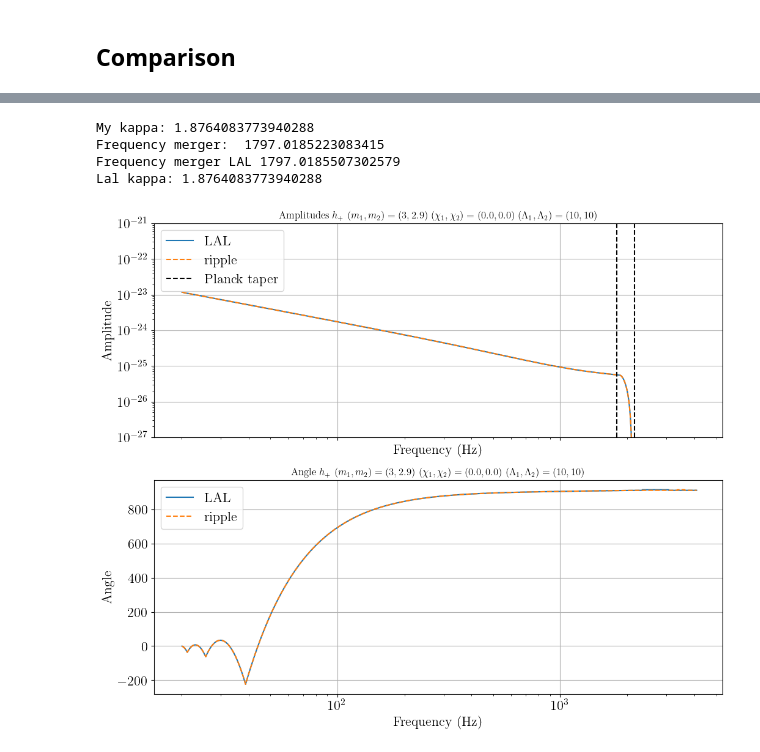
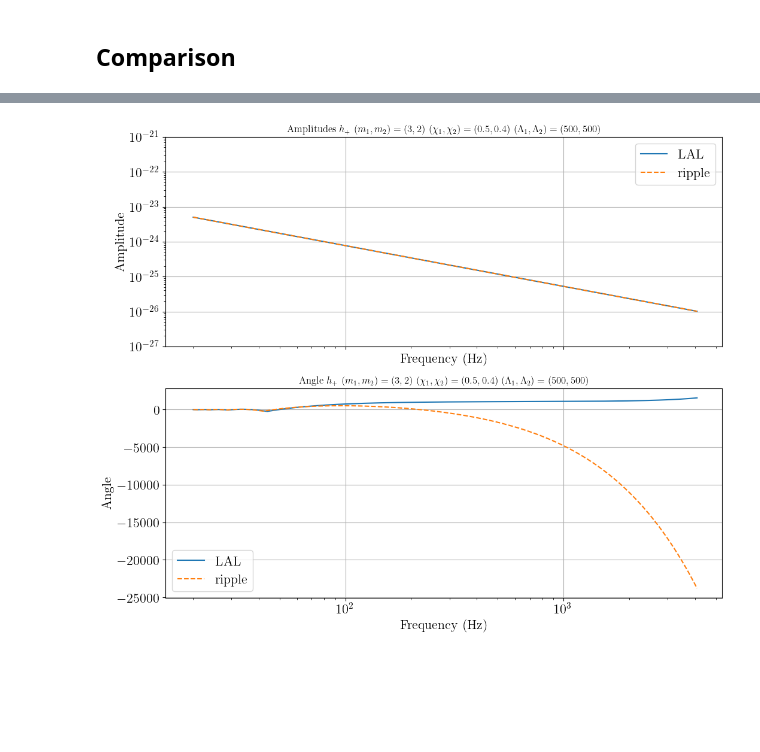
Before and after one commit to tedwards2412/ripple, a Jupyter notebook: notebooks/check_TaylorF2.ipynb, the cells around one changed output, grey strips where cells are left out. Drawn from its saved outputs; the diff is of its cells as text; code cells hidden in the pictures; blank space fills up the shorter version.

Commit message:
Finished TaylorF2, only add nonzero tc

```diff
--- a/notebooks/check_TaylorF2.ipynb
+++ b/notebooks/check_TaylorF2.ipynb
@@ -49,6 +67,7 @@ Get the frequency grid:
 T = 16
 f_l = 20.0
 f_sampling = 2 * 512
+f_sampling = 2 * 4096
 f_u = f_sampling // 2
 f_ref = f_l
 
@@ -56,7 +75,6 @@ delta_t = 1 / f_sampling
 tlen = int(round(T / delta_t))
 freqs = np.fft.rfftfreq(tlen, delta_t)
 df = freqs[1] - freqs[0]
-# df = 0.01
 fs = freqs[(freqs > f_l) & (freqs < f_u)]
 # %% [markdown]
 ## Ripple
@@ -65,11 +83,10 @@ m1_msun = m1
 m2_msun = m2
 chi1 = chi1
 chi2 = chi2
-tc = 0
+tc = 1
 phic = 0
 dist_mpc = distance
-inclination = 0.0
-polarization_angle = 0.0
+inclination = np.pi / 2
 
 Mc, eta = ms_to_Mc_eta(jnp.array([m1_msun, m2_msun]))
 
@@ -119,5 +130,5 @@ lalsim.SimInspiralWaveformParamsInsertdQuadMon2(laldict, 1-quad2)
 # %%
-IMRphenom = "IMRPhenomD_NRTidalv2"
+IMRphenom = "TaylorF2"
 approximant = lalsim.SimInspiralGetApproximantFromString(IMRphenom)
 
 f_ASD, ASD = np.loadtxt("../test/O3Livingston.txt", unpack=True)
@@ -126,7 +137,7 @@ theta = np.array([m1, m2, chi1, chi2, lambda1, lambda2, dist_mpc, tc, phic, incl
 
 m1_kg = theta[0] * lal.MSUN_SI
 m2_kg = theta[1] * lal.MSUN_SI
-distance = dist_mpc * 1e6 * lal.PC_SI
+distance = dist_mpc * 1e6 * lal.PC_SI # in m
 
 hp, _ = lalsim.SimInspiralChooseFDWaveform(
     m1_kg,
@@ -152,12 +163,5 @@ hp, _ = lalsim.SimInspiralChooseFDWaveform(
 )
 freqs_lal = np.arange(len(hp.data.data)) * df
 
-# Mc, eta = ms_to_Mc_eta(jnp.array([m1, m2]))
-
-# theta_ripple = np.array(
-#     [Mc, eta, theta[2], theta[3], dist_mpc, tc, phic, inclination]
-# )
-# hp_ripple = waveform(theta_ripple)
-
 mask_lal = (freqs_lal > f_l) & (freqs_lal < f_u)
 hp_lalsuite = hp.data.data[mask_lal]
@@ -188,16 +190,4 @@ plt.show()
 # %%
-## Get the merger frequency to check the Planck taper window
-
-l1, l2 = lambda1, lambda2
-merger_params = jnp.array([m1, m2, chi1, chi2, l1, l2])
-print(f"My kappa: {X_NRTidalv2.get_kappa(merger_params)}")
-
-f_merger = X_NRTidalv2._get_merger_frequency(merger_params)
-f_merger = float(f_merger)
-
-# print("Merger params (m1, m2, chi1, chi2, lambda1, lambda2): ", merger_params)
-print("Frequency merger: ", f_merger)
-
 ## Get amplitude and angle for comparison
 
 A_lalsuite = jnp.abs(hp_lalsuite)
@@ -218,50 +208,35 @@ plt.subplot(2, 1, 1)
 plt.plot(freqs_lal[mask_lal], A_lalsuite, "-", label = "LAL")
 plt.plot(fs_ripple, A_ripple, "--", label = "ripple")
 
-# Plot where the Planck taper has to take place
-plt.axvline(f_merger, linestyle = "--", color = 'black', label = 'Planck taper')
-plt.axvline(1.2 * f_merger, linestyle = "--", color = 'black')
-
-
-lal_kappa = lalsim.SimNRTunedTidesComputeKappa2T(m1, m2, l1, l2)
-lal_f_merger = lalsim.SimNRTunedTidesMergerFrequency((m1 + m2), lal_kappa, m1/m2)
-print(f"Frequency merger LAL {lal_f_merger}")
-
-# Kappas
-print(f"Lal kappa: {lal_kappa}")
 
 plt.title(r"Amplitudes $h_+$ ($m_1, m_2) = ({}, {}$) ($\chi_1, \chi_2) = ({}, {}$) ($\Lambda_1, \Lambda_2) = ({}, {}$)".format(m1, m2, chi1, chi2, lambda1, lambda2))
 plt.yscale('log')
 plt.xscale('log')
 plt.xlabel("Frequency (Hz)")
 plt.ylabel("Amplitude")
 plt.ylim(1e-27, 1e-21)
 plt.xlim(f_l - 5)
 plt.legend()
 
 # Plot the angle or the phase
 plt.subplot(2, 1, 2)
 if plot_angle:
     plt.plot(freqs_lal[mask_lal], angle_lalsuite, "-", label = "LAL")
     plt.plot(fs_ripple, angle_ripple, "--", label = "ripple")
     name = "Angle"
 else:
     plt.plot(freqs_lal[mask_lal], angle_lalsuite, "-", label = "LAL")
     plt.plot(fs_ripple, phase_ripple, "--", label = "ripple")
     name = "Phase"
 plt.legend()
 plt.title(r"{} $h_+$ ($m_1, m_2) = ({}, {}$) ($\chi_1, \chi_2) = ({}, {}$) ($\Lambda_1, \Lambda_2) = ({}, {}$)".format(name, m1, m2, chi1, chi2, lambda1, lambda2))
 plt.xlabel("Frequency (Hz)")
 plt.ylabel(f"{name}")
 plt.xscale('log')
 plt.xlim(f_l - 5)
 plt.show()
 # %% [output]
-My kappa: 1.8764083773940288
-Frequency merger:  1797.0185223083415
-Frequency merger LAL 1797.0185507302579
-Lal kappa: 1.8764083773940288
-[figure, old version]
+[figure, new version]
 # %%
 plt.subplots(2, 1, figsize=(12, 10), sharex=True)
 plt.subplot(2, 1, 1)
```
Also changed, not shown: parts of 27 cells of this notebook, 8 other files.
